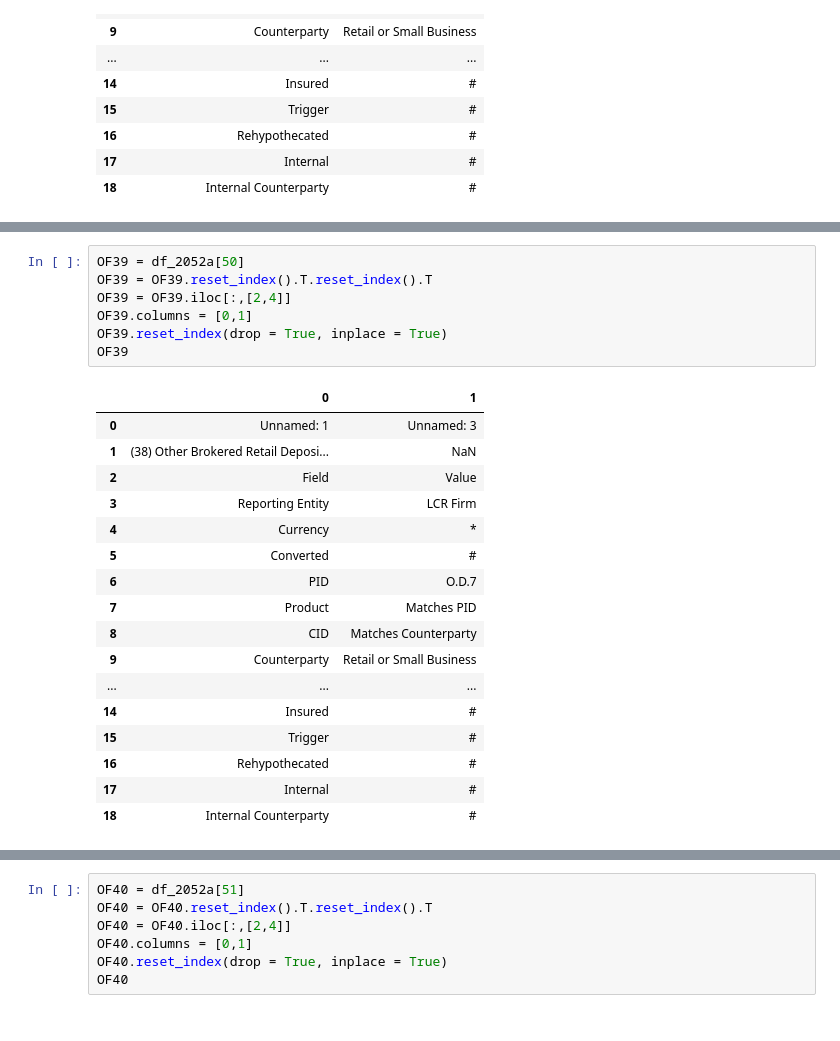
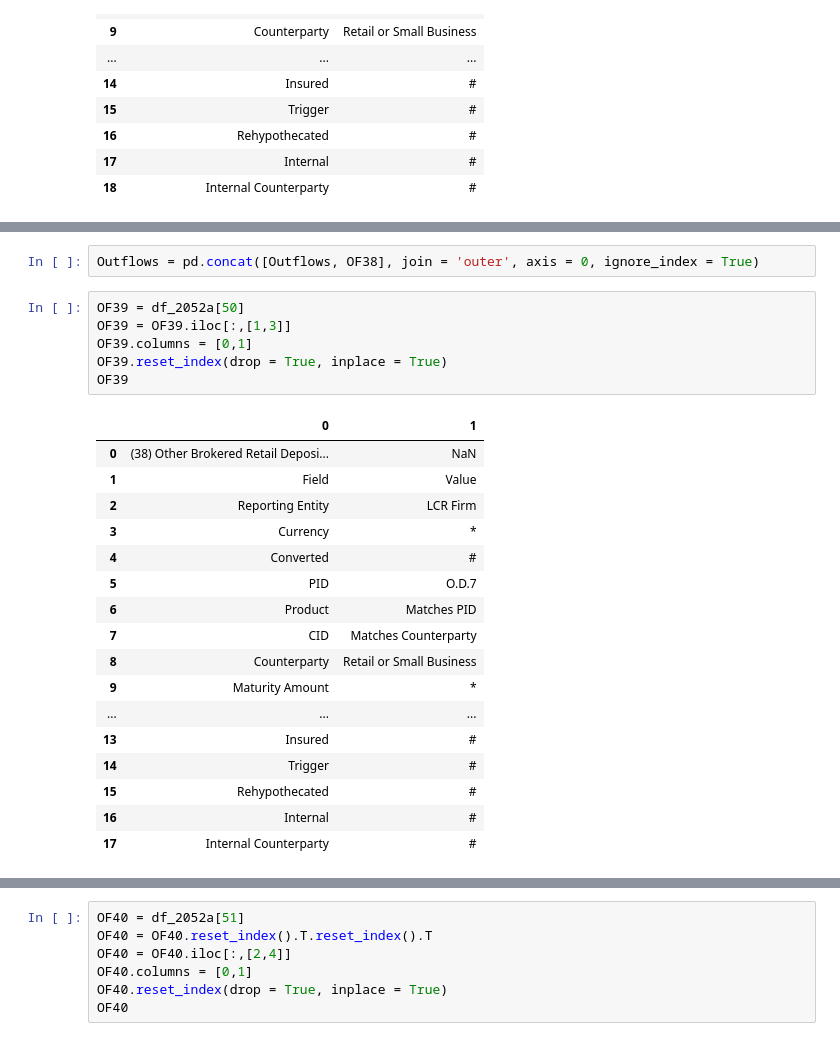
Before and after one commit to cathykiriakos/Data-Science-Practicum-1-2052a-Rules-Web-Scraping-, a Jupyter notebook: MSDS 692 X40 Data Science Practicum_Web Scraping 2052a Rules .ipynb, the cells around one changed output, grey strips where cells are left out. Cells and saved outputs as stored; diff of their text form.

```diff
--- a/MSDS 692 X40 Data Science Practicum_Web Scraping 2052a Rules .ipynb
+++ b/MSDS 692 X40 Data Science Practicum_Web Scraping 2052a Rules .ipynb
@@ -2539,31 +2610,32 @@ OF38
 # %% [output]
 |  | LCR Rule | Field | Reporting Entity | Currency | Converted | PID | Product | CID | Counterparty | ... |
 | 0 | (37) Other Brokered Retail Deposi... | Value | LCR Firm | * | # | O.D.7 | Matches PID | Matches Counterparty | Retail or Small Business | ... |
+# %%
+Outflows = pd.concat([Outflows, OF38], join = 'outer', axis = 0, ignore_index = True)
 # %%
 OF39 = df_2052a[50]
-OF39 = OF39.reset_index().T.reset_index().T
-OF39 = OF39.iloc[:,[2,4]]
+OF39 = OF39.iloc[:,[1,3]]
 OF39.columns = [0,1]
 OF39.reset_index(drop = True, inplace = True)
 OF39
 # %% [output]
 |  | 0 | 1 |
-| 0 | Unnamed: 1 | Unnamed: 3 |
-| 1 | (38) Other Brokered Retail Deposi... | NaN |
-| 2 | Field | Value |
-| 3 | Reporting Entity | LCR Firm |
-| 4 | Currency | * |
-| 5 | Converted | # |
-| 6 | PID | O.D.7 |
-| 7 | Product | Matches PID |
-| 8 | CID | Matches Counterparty |
-| 9 | Counterparty | Retail or Small Business |
+| 0 | (38) Other Brokered Retail Deposi... | NaN |
+| 1 | Field | Value |
+| 2 | Reporting Entity | LCR Firm |
+| 3 | Currency | * |
+| 4 | Converted | # |
+| 5 | PID | O.D.7 |
+| 6 | Product | Matches PID |
+| 7 | CID | Matches Counterparty |
+| 8 | Counterparty | Retail or Small Business |
+| 9 | Maturity Amount | * |
 | ... | ... | ... |
-| 14 | Insured | # |
-| 15 | Trigger | # |
-| 16 | Rehypothecated | # |
-| 17 | Internal | # |
-| 18 | Internal Counterparty | # |
+| 13 | Insured | # |
+| 14 | Trigger | # |
+| 15 | Rehypothecated | # |
+| 16 | Internal | # |
+| 17 | Internal Counterparty | # |
 # %%
 test_rule = OF39
 test_rule.reset_index(drop = True, inplace = True)
```
Also changed, not shown: parts of 376 cells of this notebook.
